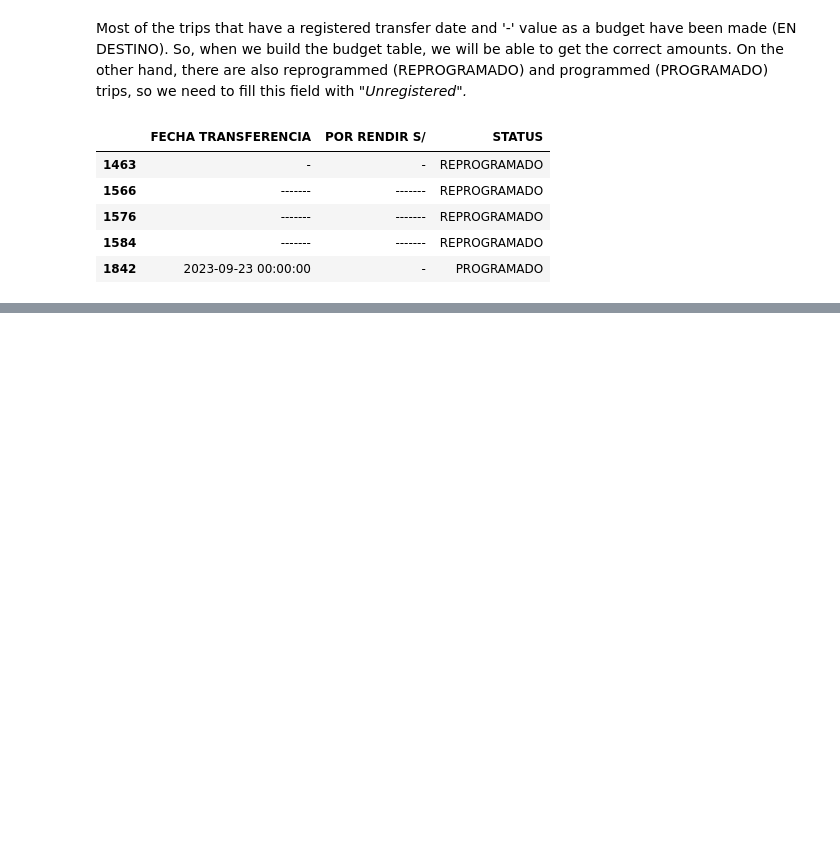
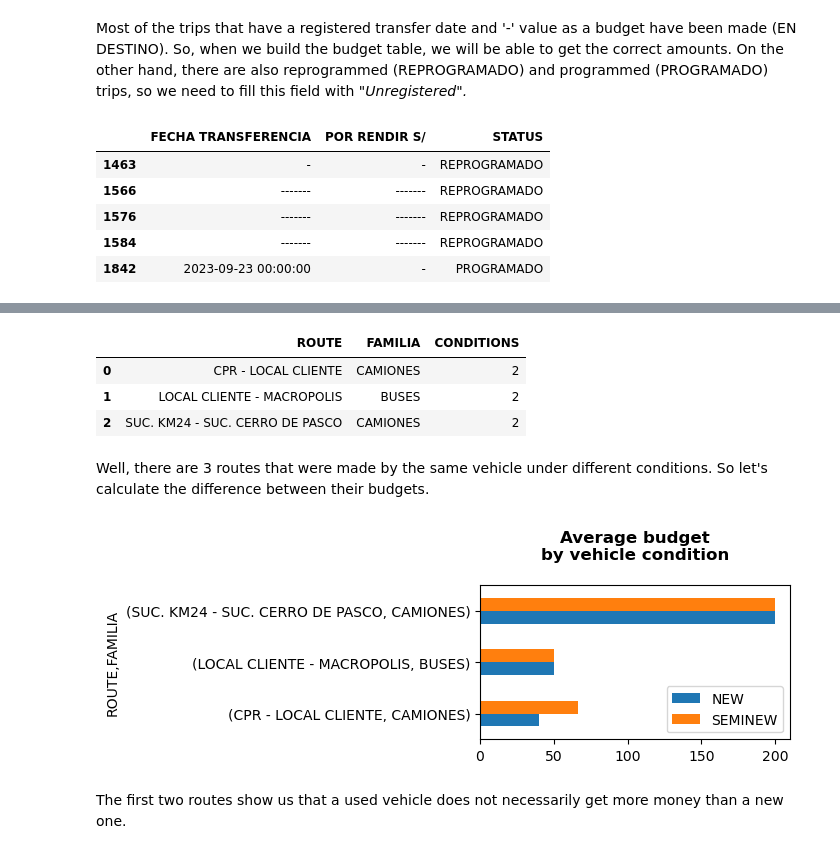
Before and after one commit to CarlosFOL/Transport_Company_Analysis, a Jupyter notebook: notebooks/data_cleaning.ipynb, the cells around one changed output, grey strips where cells are left out. Saved outputs shown, nothing was run; the diff lists cells and outputs as text; code cells hidden in the pictures; blank space fills up the shorter version.

```diff
--- a/notebooks/data_cleaning.ipynb
+++ b/notebooks/data_cleaning.ipynb
@@ -1145,0 +1307,46 @@ BUDGET_TABLE['ROUTE'] = df_TransportCompany.apply(
+# %%
+# SQL way
+get_query = lambda query: sqldf(query, globals())
+
+query = f"""
+SELECT ROUTE, FAMILIA, COUNT(DISTINCT "NUEVO / SEMINUEVO") AS CONDITIONS
+FROM budget_table as BT
+GROUP BY ROUTE, FAMILIA
+HAVING CONDITIONS = 2
+"""
+
+df_both_conditions = get_query(query)
+df_both_conditions
+# %% [output]
+|  | ROUTE | FAMILIA | CONDITIONS |
+| 0 | CPR - LOCAL CLIENTE | CAMIONES | 2 |
+| 1 | LOCAL CLIENTE - MACROPOLIS | BUSES | 2 |
+| 2 | SUC. KM24 - SUC. CERRO DE PASCO | CAMIONES | 2 |
+# %% [markdown]
+<p style = 'font-family: Verdana'>
+Well, there are 3 routes that were made by the same vehicle under different conditions. So let's calculate the difference between their budgets.
+</p>
+# %%
+(
+    pd.merge(
+        left = budget_table,
+        right = df_both_conditions,
+        on = ['ROUTE', 'FAMILIA']
+    ).
+    pivot_table(
+        index = ['ROUTE', 'FAMILIA'],
+        columns = ['NUEVO / SEMINUEVO'],
+        aggfunc = {'POR RENDIR S/': 'mean'}
+    ).
+    plot(
+        kind = 'barh',
+        figsize = (4, 2)
+    )
+)
+plt.legend(['NEW', 'SEMINEW'])
+plt.title('Average budget\nby vehicle condition\n', fontdict = {'weight': 'bold'})
+plt.show()
+# %% [output]
+[figure, added]
+# %% [markdown]
+The first two routes show us that a used vehicle does not necessarily get more money than a new one.
```
Also changed, not shown: parts of 26 cells of this notebook.
